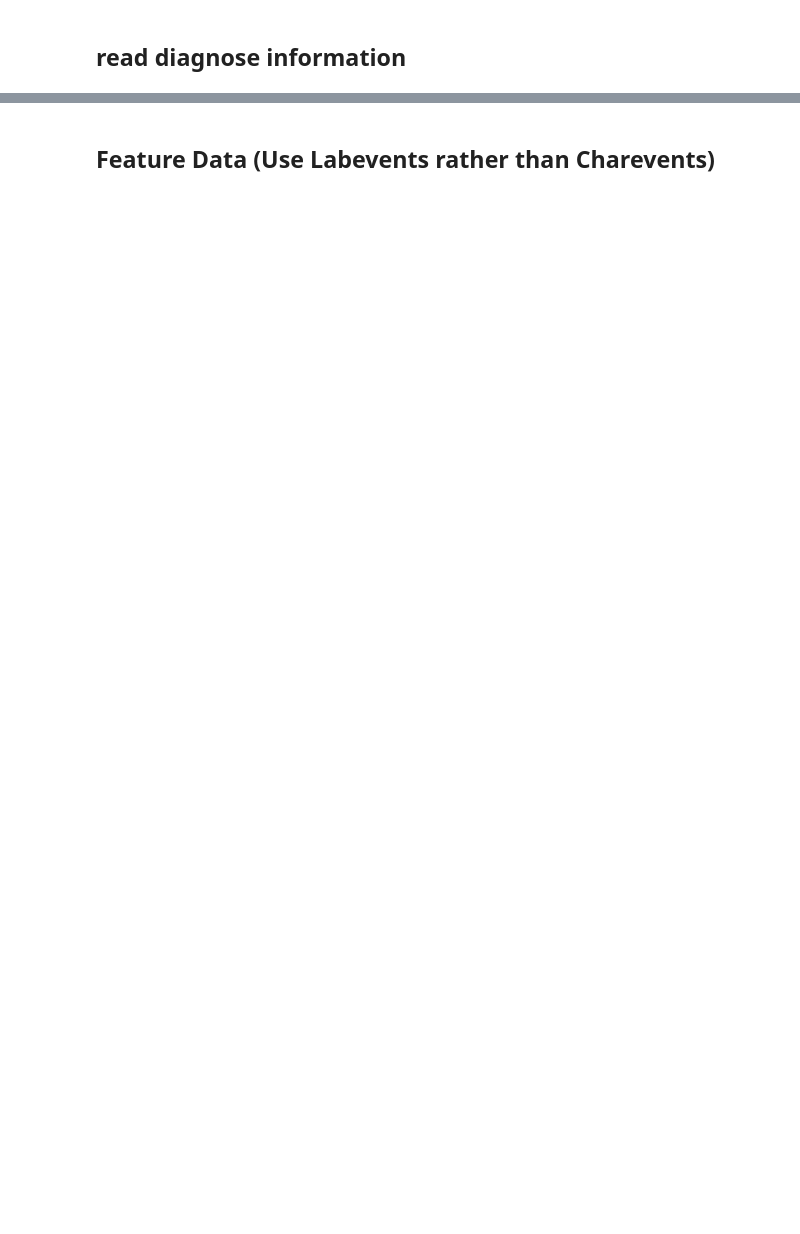
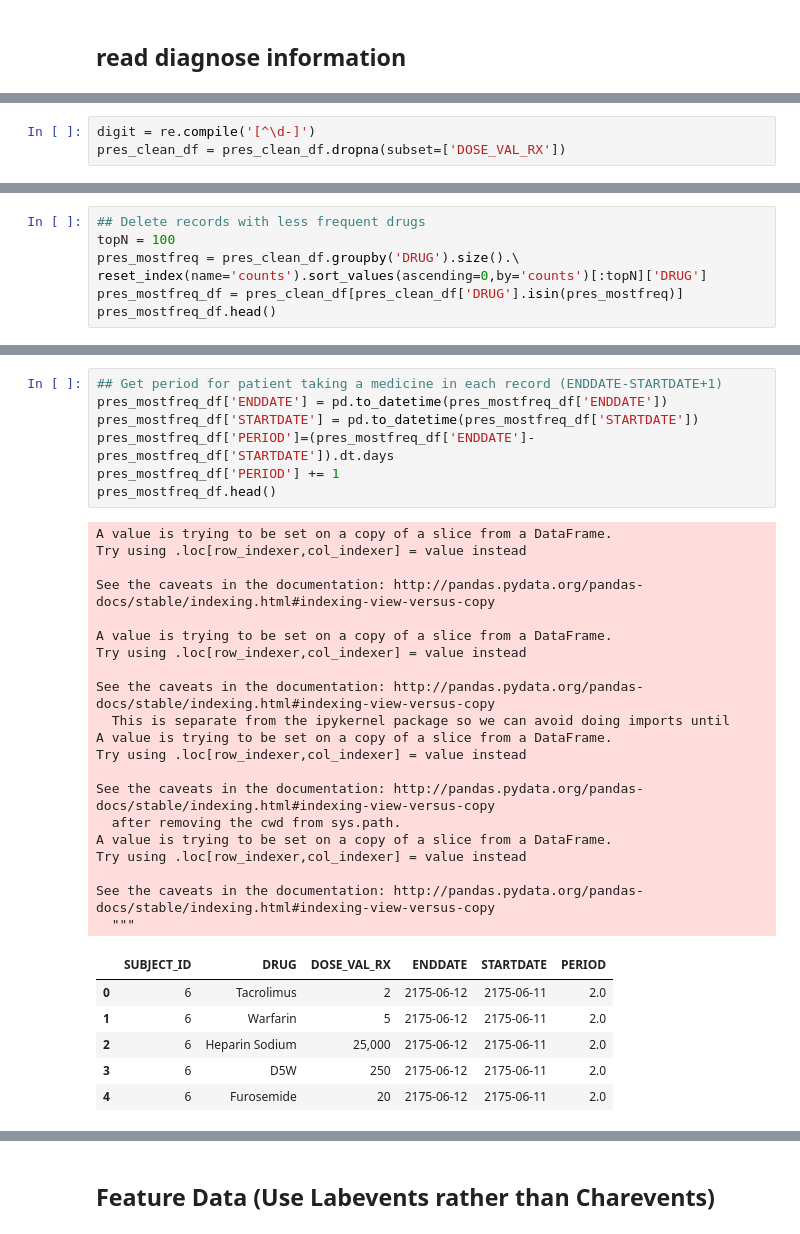
Before and after one commit to liuzi/Clinic-Analysis, a Jupyter notebook: Clustering.ipynb, the cells around one changed output, grey strips where cells are left out. Saved outputs shown, nothing was run; the diff lists cells and outputs as text; blank space fills up the shorter version.

```diff
--- a/Clustering.ipynb
+++ b/Clustering.ipynb
@@ -122,0 +165,3 @@ class Data_Preprocessing():
+# %%
+digit = re.compile('[^\d-]')
+pres_clean_df = pres_clean_df.dropna(subset=['DOSE_VAL_RX'])
@@ -122,0 +185,7 @@ class Data_Preprocessing():
+# %%
+## Delete records with less frequent drugs
+topN = 100
+pres_mostfreq = pres_clean_df.groupby('DRUG').size().\
+reset_index(name='counts').sort_values(ascending=0,by='counts')[:topN]['DRUG']
+pres_mostfreq_df = pres_clean_df[pres_clean_df['DRUG'].isin(pres_mostfreq)]
+pres_mostfreq_df.head()
@@ -122,0 +199,34 @@ class Data_Preprocessing():
+# %%
+## Get period for patient taking a medicine in each record (ENDDATE-STARTDATE+1)
+pres_mostfreq_df['ENDDATE'] = pd.to_datetime(pres_mostfreq_df['ENDDATE'])
+pres_mostfreq_df['STARTDATE'] = pd.to_datetime(pres_mostfreq_df['STARTDATE'])
+pres_mostfreq_df['PERIOD']=(pres_mostfreq_df['ENDDATE']-pres_mostfreq_df['STARTDATE']).dt.days
+pres_mostfreq_df['PERIOD'] += 1
+pres_mostfreq_df.head()
+# %% [output]
+A value is trying to be set on a copy of a slice from a DataFrame.
+Try using .loc[row_indexer,col_indexer] = value instead
+
+See the caveats in the documentation: http://pandas.pydata.org/pandas-docs/stable/indexing.html#indexing-view-versus-copy
+
+A value is trying to be set on a copy of a slice from a DataFrame.
+Try using .loc[row_indexer,col_indexer] = value instead
+
+See the caveats in the documentation: http://pandas.pydata.org/pandas-docs/stable/indexing.html#indexing-view-versus-copy
+  This is separate from the ipykernel package so we can avoid doing imports until
+A value is trying to be set on a copy of a slice from a DataFrame.
+Try using .loc[row_indexer,col_indexer] = value instead
+
+See the caveats in the documentation: http://pandas.pydata.org/pandas-docs/stable/indexing.html#indexing-view-versus-copy
+  after removing the cwd from sys.path.
+A value is trying to be set on a copy of a slice from a DataFrame.
+Try using .loc[row_indexer,col_indexer] = value instead
+
+See the caveats in the documentation: http://pandas.pydata.org/pandas-docs/stable/indexing.html#indexing-view-versus-copy
+  """
+|  | SUBJECT_ID | DRUG | DOSE_VAL_RX | ENDDATE | STARTDATE | PERIOD |
+| 0 | 6 | Tacrolimus | 2 | 2175-06-12 | 2175-06-11 | 2.0 |
+| 1 | 6 | Warfarin | 5 | 2175-06-12 | 2175-06-11 | 2.0 |
+| 2 | 6 | Heparin Sodium | 25,000 | 2175-06-12 | 2175-06-11 | 2.0 |
+| 3 | 6 | D5W | 250 | 2175-06-12 | 2175-06-11 | 2.0 |
+| 4 | 6 | Furosemide | 20 | 2175-06-12 | 2175-06-11 | 2.0 |
```
Also changed, not shown: parts of 19 cells of this notebook.
